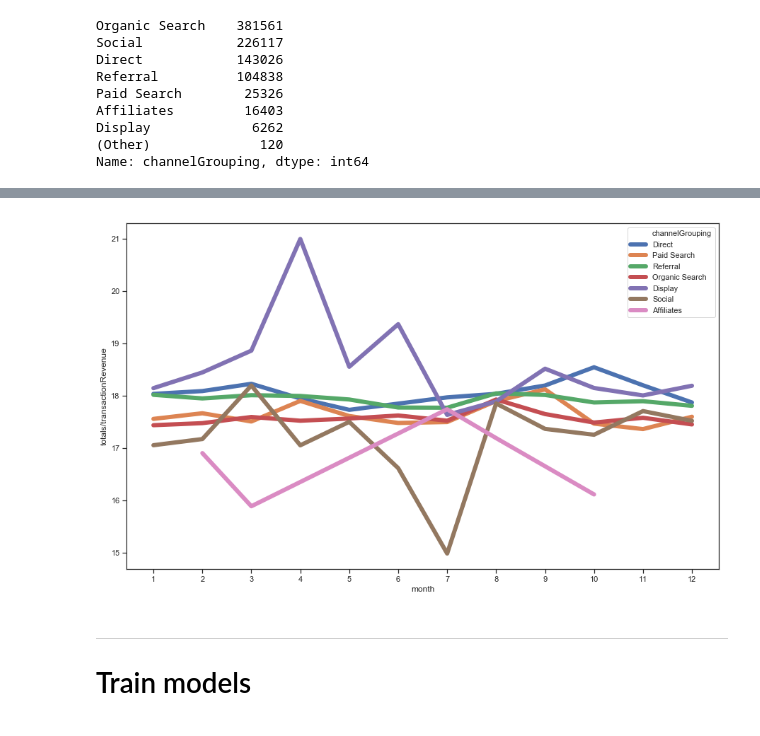
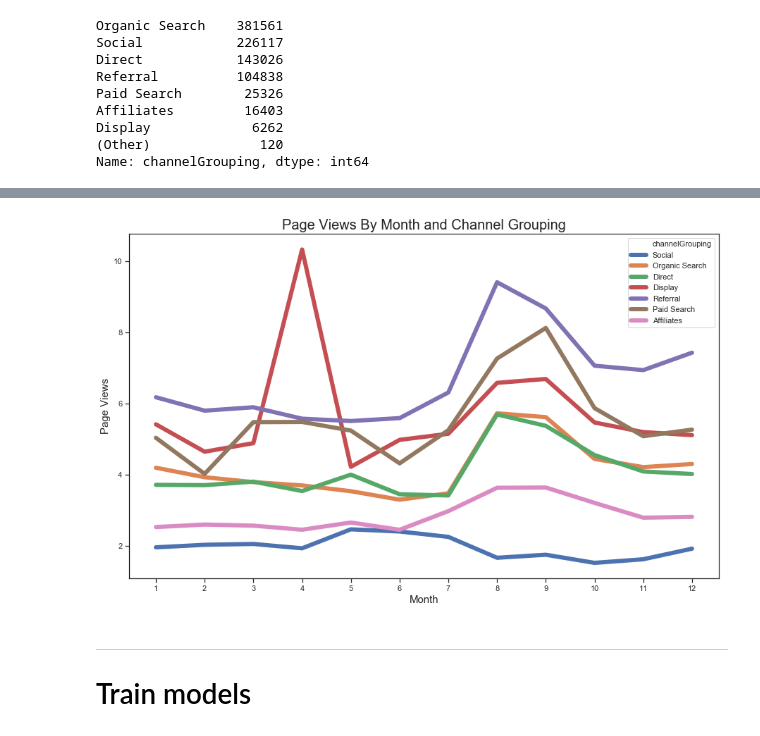
Before and after one commit to milto-github/kaggle-google-analytics, a Jupyter notebook: main_notebook.ipynb, the cells around one changed output, grey strips where cells are left out. Cells and saved outputs as stored; diff of their text form; code cells hidden in the pictures.

```diff
--- a/main_notebook.ipynb
+++ b/main_notebook.ipynb
@@ -372,0 +377,14 @@ Name: channelGrouping, dtype: int64
+# %%
+channels = unencoded_train[['channelGrouping', 'totals/transactionRevenue', 'month']]
+
+plt.figure(figsize=(15,9))
+plt.xticks(np.arange(0, 12+1, step=1))
+channels = channels.sort_values(by='month')
+
+sns.set(style="ticks", rc={"lines.linewidth": 6})
+sns.lineplot('month', 'totals/transactionRevenue', data=channels, err_style=None, estimator='mean', palette="colorblind",  hue='channelGrouping')
+plt.title('Mean Revenue By Month', fontsize=25)
+plt.xlabel('Month', fontsize=20);
+plt.ylabel('Log Transaction Revenue', fontsize=20)
+plt.legend(bbox_to_anchor=(1.01, 1), loc=2, borderaxespad=1, frameon=False)
+plt.show()
@@ -373,17 +393,19 @@ Name: channelGrouping, dtype: int64
 # %%
-channels = unencoded_train[['channelGrouping', 'totals/transactionRevenue', 'month']]
-channels = unencoded_train[unencoded_train['totals/transactionRevenue'] > 0]
+channels = unencoded_train[['channelGrouping', 'totals/pageviews', 'month']]
 channels = channels[channels['channelGrouping'] != '(Other)']
 
 plt.figure(figsize=(15,9))
 plt.xticks(np.arange(0, 12+1, step=1))
 channels = channels.sort_values(by='month')
 
 sns.set(style="ticks", rc={"lines.linewidth": 6})
-sns.lineplot('month', 'totals/transactionRevenue', data=channels, err_style=None,  hue='channelGrouping')
+sns.lineplot('month', 'totals/pageviews', data=channels, err_style=None,  hue='channelGrouping')
+plt.title('Page Views By Month and Channel Grouping', fontsize=20)
+plt.xlabel('Month', fontsize=15);
+plt.ylabel('Page Views', fontsize=15)
 plt.show()
 # %% [output]
-[figure, old version]
+[figure, new version]
 # %% [markdown]
 ---
 # Train models
```
Also changed, not shown: parts of 4 cells of this notebook.
